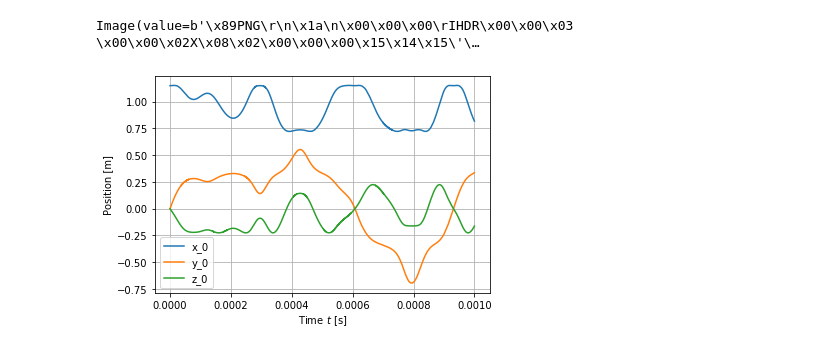
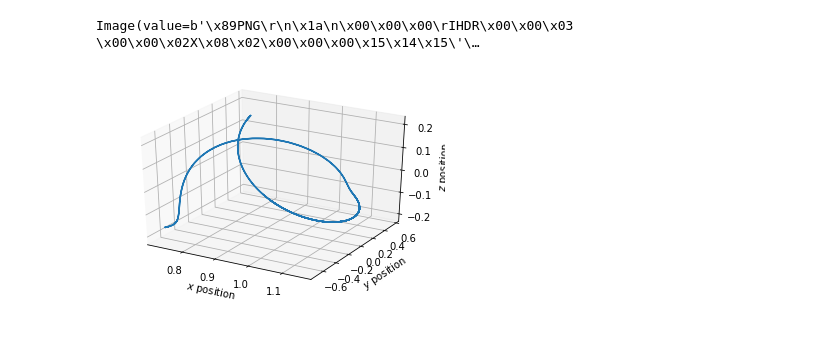
Before and after one commit to PlasmaPy/PlasmaPy, a Jupyter notebook: notebooks/TokamakParticles.ipynb, the cells around one changed output. Saved outputs shown, nothing was run; the diff lists cells and outputs as text; code cells hidden in the pictures.

```diff
--- a/notebooks/TokamakParticles.ipynb
+++ b/notebooks/TokamakParticles.ipynb
@@ -50,6 +53,6 @@ x = u.Quantity([[1 + minor_radius.si.value / 2, 0, 0]],  u.m)
 v = u.Quantity([[0, 10000, 100]], u.m / u.s)
 
 sim = simulation.ParticleTracker(c, x, v, 'e',)
-solution = sim.run(1e-7 * u.s, 1e4)
-solution._velocity_history[:,0,:]
+solution = sim.run(1e-3 * u.s, dt = 1e-7 * u.s)
+solution
 # %% [output]
@@ -78,7 +74,7 @@ Let's see how the timestep affects the results' accuracy.
 
 In the future, this should be alleviated by an adaptive time step.
 # %%
-solution2 = sim.run(1e-8 * u.s, int(1e5))
+solution2 = sim.run(1e-3 * u.s, 1e-8 * u.s)
 
 fig = mlab.figure(size=(800, 600))
 c.visualize(fig)
@@ -88,9 +84,9 @@ fig
 # %% [output]
 Image(value=b'\x89PNG\r\n\x1a\n\x00\x00\x00\rIHDR\x00\x00\x03 \x00\x00\x02X\x08\x02\x00\x00\x00\x15\x14\x15\'\…
 # %%
-solution2.plot_time_trajectories()
+solution2.plot_trajectories()
 # %% [output]
-[figure, old version]
+[figure, new version]
 # %%
 x = u.Quantity([[1 + minor_radius.si.value / 2, 0, 0]],  u.m)
 v = u.Quantity([[10000, 10000, 1000000]], u.m / u.s)
```
Also changed, not shown: parts of 9 cells of this notebook.
